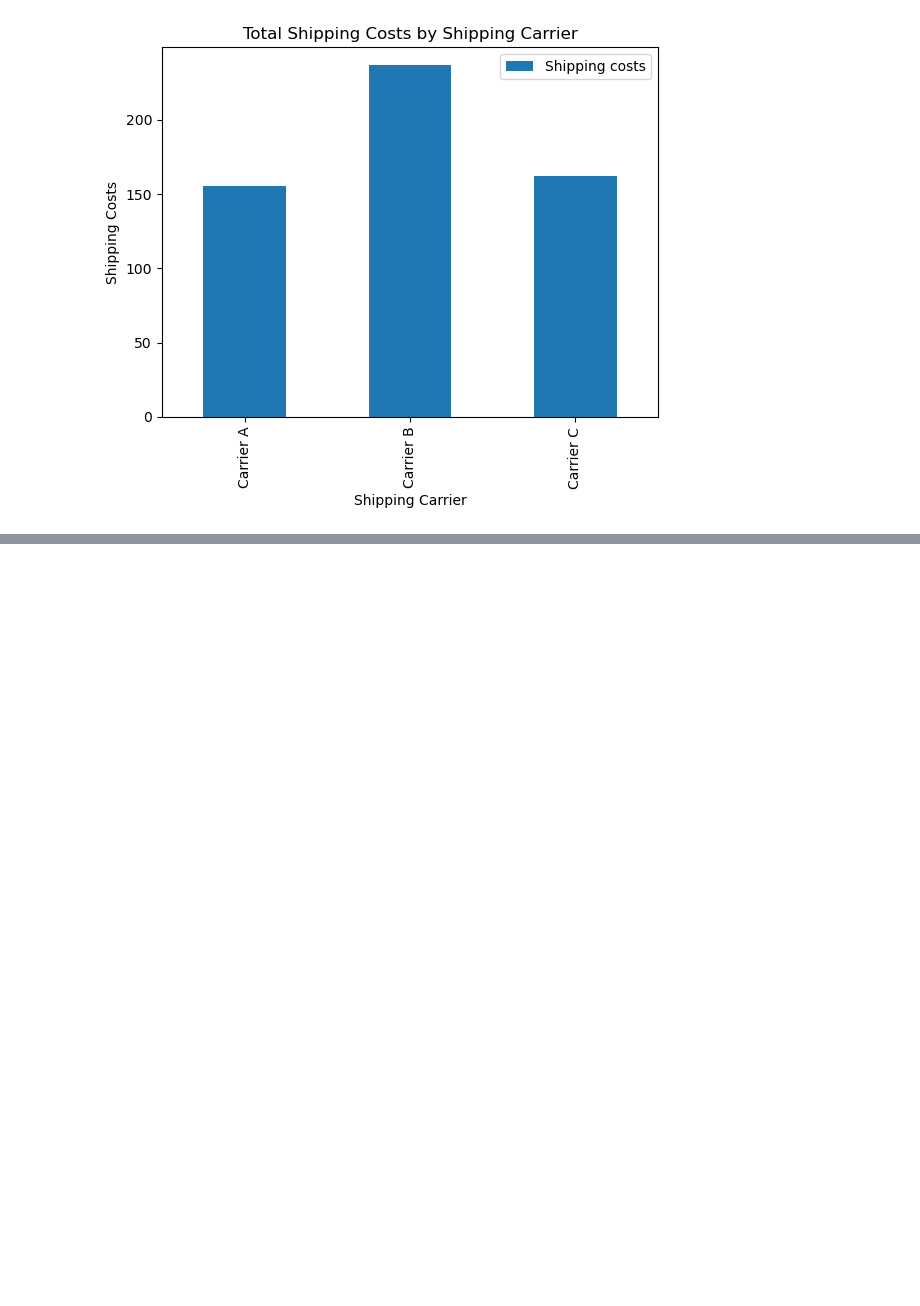
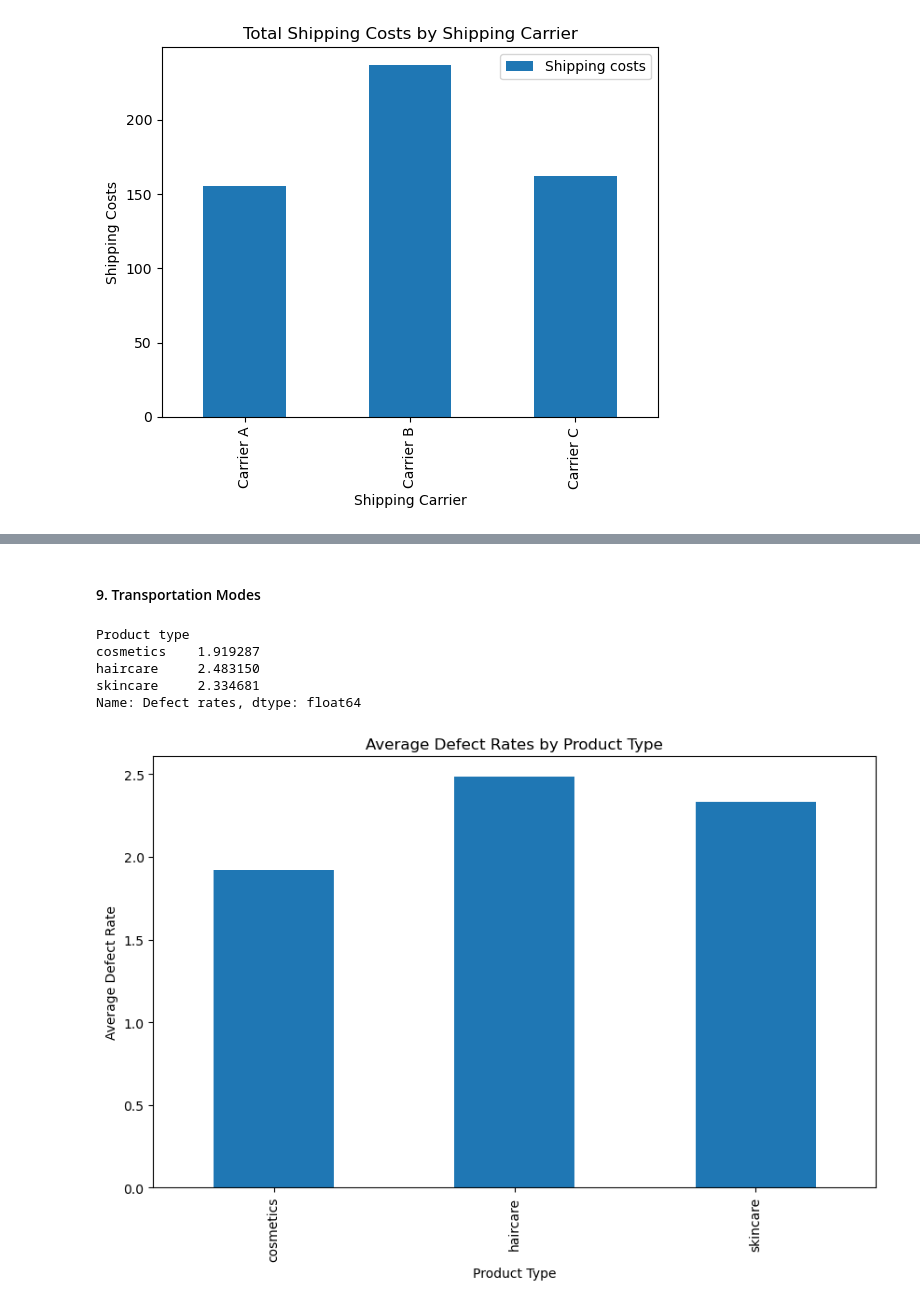
Before and after one commit to George-Mbugua/Supply-Chain-Analysis, a Jupyter notebook: Supply-Chain-Analysis.ipynb, the cells around one changed output, grey strips where cells are left out. Drawn from its saved outputs; the diff is of its cells as text; code cells hidden in the pictures; blank space fills up the shorter version.

Commit message:
Defect

```diff
--- a/Supply-Chain-Analysis.ipynb
+++ b/Supply-Chain-Analysis.ipynb
@@ -365,0 +387,21 @@ plt.show()
+# %% [markdown]
+#### 9. Transportation Modes
+# %%
+defect_rates= df.groupby('Product type')['Defect rates'].mean()
+
+defect_rates
+# %% [output]
+Product type
+cosmetics    1.919287
+haircare     2.483150
+skincare     2.334681
+Name: Defect rates, dtype: float64
+# %%
+plt.figure(figsize=(10,6))
+defect_rates.plot(kind='bar')
+plt.title('Average Defect Rates by Product Type')
+plt.xlabel('Product Type')
+plt.ylabel('Average Defect Rate')
+plt.show()
+# %% [output]
+[figure, added]
```
Also changed, not shown: parts of 4 cells of this notebook.
